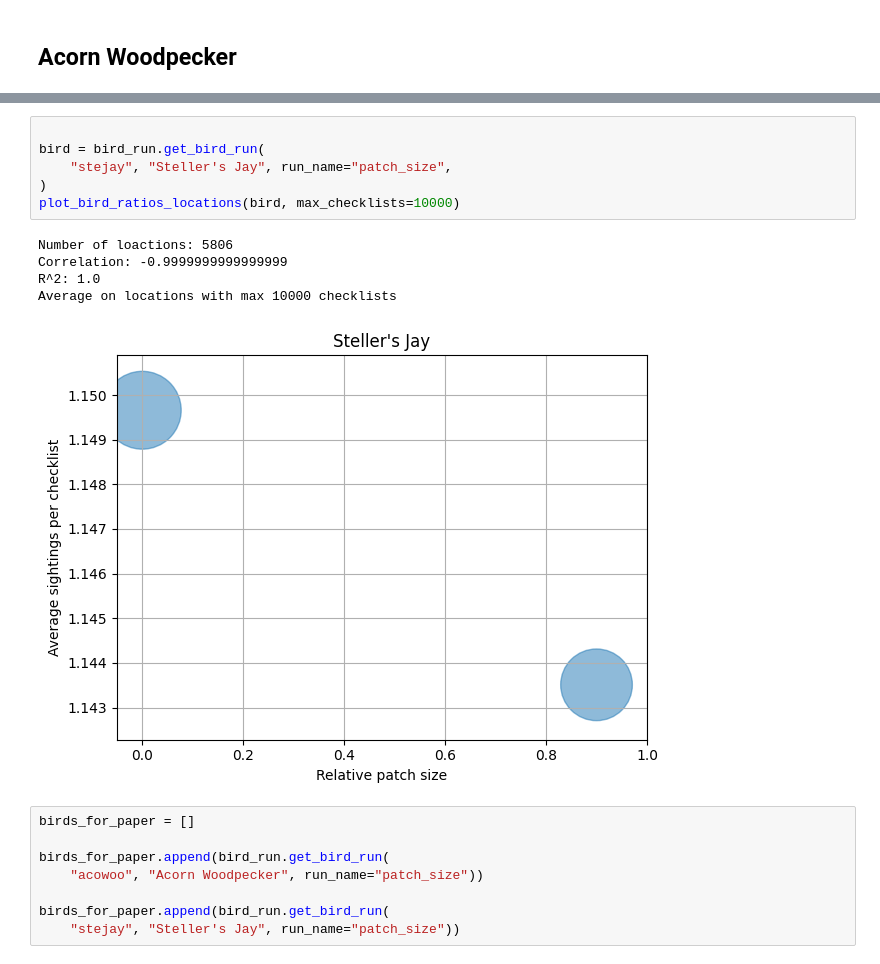
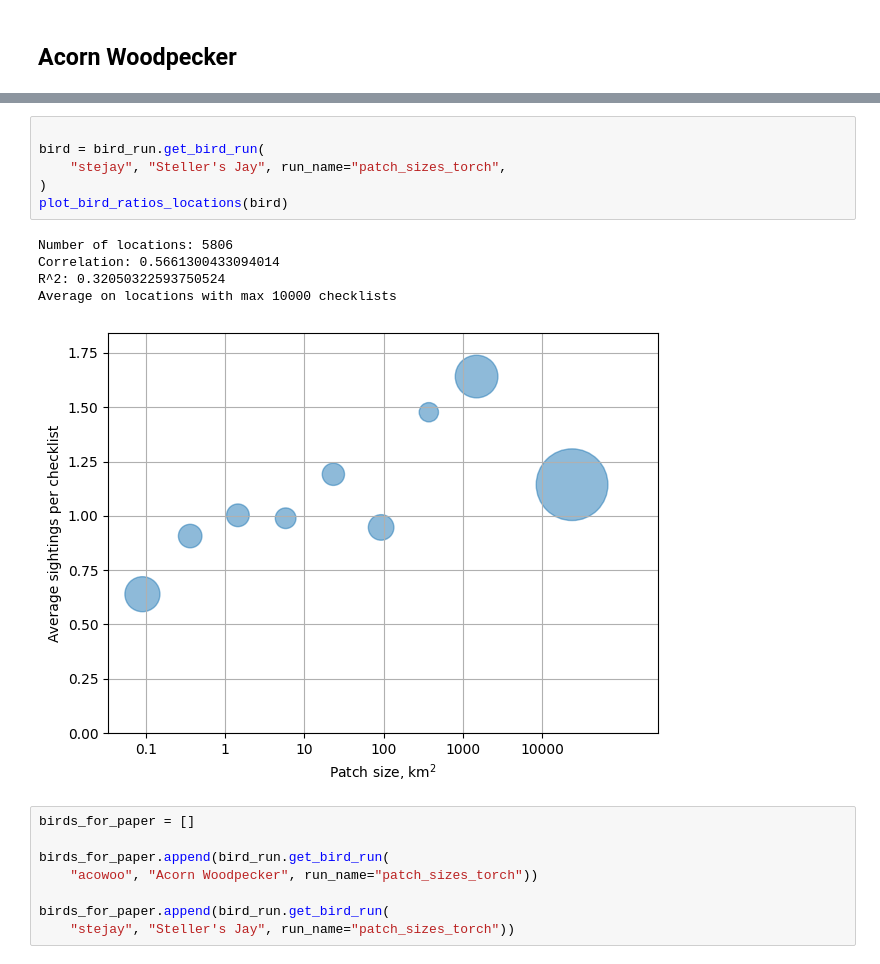
Before and after one commit to ecoscape-earth/ecoscape-connectivity-paper-reproduction, a Jupyter notebook: DisplayValidationResults-PatchSize.ipynb, the cells around one changed output, grey strips where cells are left out. Saved outputs shown, nothing was run; the diff lists cells and outputs as text.

```diff
--- a/DisplayValidationResults-PatchSize.ipynb
+++ b/DisplayValidationResults-PatchSize.ipynb
@@ -90,22 +105,22 @@ Average on locations with max 10000 checklists
 # %%
 
 bird = bird_run.get_bird_run(
-    "stejay", "Steller's Jay", run_name="patch_size",
+    "stejay", "Steller's Jay", run_name="patch_sizes_torch",
 )
-plot_bird_ratios_locations(bird, max_checklists=10000)
+plot_bird_ratios_locations(bird)
 # %% [output]
-Number of loactions: 5806
-Correlation: -0.9999999999999999
-R^2: 1.0
+Number of locations: 5806
+Correlation: 0.5661300433094014
+R^2: 0.32050322593750524
 Average on locations with max 10000 checklists
-[figure, old version]
+[figure, new version]
 # %%
 birds_for_paper = []
 
 birds_for_paper.append(bird_run.get_bird_run(
-    "acowoo", "Acorn Woodpecker", run_name="patch_size"))
+    "acowoo", "Acorn Woodpecker", run_name="patch_sizes_torch"))
 
 birds_for_paper.append(bird_run.get_bird_run(
-    "stejay", "Steller's Jay", run_name="patch_size"))
+    "stejay", "Steller's Jay", run_name="patch_sizes_torch"))
 # %%
 from matplotlib.lines import Line2D  # for legend handle
```
Also changed, not shown: parts of 3 cells of this notebook, 3 other files.
